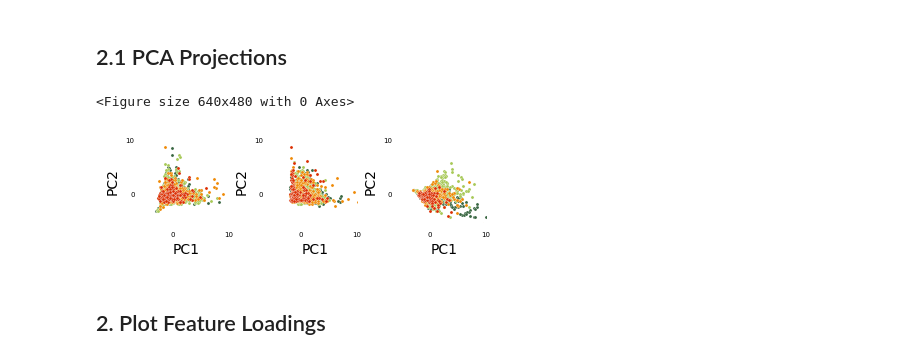
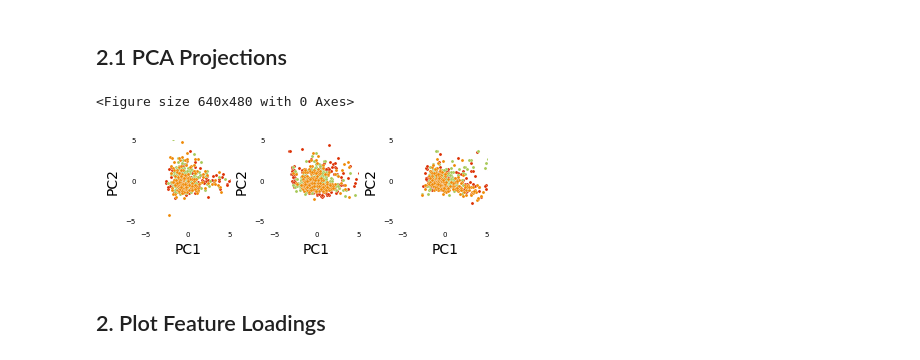
Before and after one commit to FilippoHei/PD-Dyskinesia-Electrophysiology, a Jupyter notebook: 4.5 ECOG PCA.ipynb, the cells around one changed output. Saved outputs shown, nothing was run; the diff lists cells and outputs as text; code cells hidden in the pictures.

```diff
--- a/4.5 ECOG PCA.ipynb
+++ b/4.5 ECOG PCA.ipynb
@@ -37,8 +45,8 @@ features_post_event = ['post_event_theta_mean', 'post_event_beta_low_mean','post
 # %% [markdown]
 # 1. PCA Analysis
 # %%
-pre_data_pca  , pre_explained_variance  , pre_pca_contributions   = utils_statistics.build_PCA_model(ECOG_PSD, features=features_pre_event, label="severity", n_components=3)
-event_data_pca, event_explained_variance, event_pca_contributions = utils_statistics.build_PCA_model(ECOG_PSD, features=features_event, label="severity", n_components=3)
-post_data_pca , post_explained_variance , post_pca_contributions  = utils_statistics.build_PCA_model(ECOG_PSD, features=features_post_event, label="severity", n_components=3)
+pre_data_pca  , pre_explained_variance  , pre_pca_contributions   = utils_statistics.build_PCA_model(ECOG_PSD, features=features_pre_event, label="LID", n_components=3)
+event_data_pca, event_explained_variance, event_pca_contributions = utils_statistics.build_PCA_model(ECOG_PSD, features=features_event, label="LID", n_components=3)
+post_data_pca , post_explained_variance , post_pca_contributions  = utils_statistics.build_PCA_model(ECOG_PSD, features=features_post_event, label="LID", n_components=3)
 # %%
 df_pca_contributions            = pd.concat([pre_pca_contributions, event_pca_contributions, post_pca_contributions], ignore_index=True)
@@ -47,3 +55,8 @@ df_pca_contributions["band"]    = ["theta", "beta_low", "beta_high", "gamma"] *
+# %%
+colors                 = {}
+colors["noLID_noDOPA"] = utils_plotting.colors["noLID_noDOPA"]
+colors["noLID_DOPA"]   = utils_plotting.colors["noLID_DOPA"]
+colors["LID"]          = utils_plotting.colors["LID"]
 # %% [markdown]
 # 2. Plotting
 # %%
@@ -74,39 +87,38 @@ def plot_PCA_projections(data, group_feature, colors, axis):
 ## 2.1 PCA Projections
 # %%
 colors                 = {}
-colors["noLID_noDOPA"] = utils_plotting.colors["no_LID_no_DOPA"]
-colors["noLID_DOPA"]   = utils_plotting.colors["no_LID_DOPA"]
-colors["mild"]         = utils_plotting.colors["tapping"]["mild"]
-colors["moderate"]     = utils_plotting.colors["tapping"]["moderate"]
+colors["noLID_noDOPA"] = utils_plotting.colors["noLID_noDOPA"]
+colors["noLID_DOPA"]   = utils_plotting.colors["noLID_DOPA"]
+colors["LID"]          = utils_plotting.colors["LID"]
 # %%
 plt          = utils_plotting.get_figure_template()
 
 ax_pca_pre   = plt.subplot2grid((77, 66), (0, 0) , colspan=10, rowspan=10)
 ax_pca_event = plt.subplot2grid((77, 66), (0, 15) , colspan=10, rowspan=10)
 ax_pca_post  = plt.subplot2grid((77, 66), (0, 30) , colspan=10, rowspan=10)
 
 ax_pca_pre   = plot_PCA_projections(pre_data_pca, group_feature="severity", colors=colors, axis=ax_pca_pre)
 ax_pca_event = plot_PCA_projections(event_data_pca, group_feature="severity", colors=colors, axis=ax_pca_event)
 ax_pca_post  = plot_PCA_projections(post_data_pca, group_feature="severity", colors=colors, axis=ax_pca_post)
 
-ax_pca_pre.set_xlim([-5,10])
-ax_pca_event.set_xlim([-5,10])
-ax_pca_post.set_xlim([-5,10])
+ax_pca_pre.set_xlim([-5,5])
+ax_pca_event.set_xlim([-5,5])
+ax_pca_post.set_xlim([-5,5])
 
-ax_pca_pre.set_ylim([-5,10])
-ax_pca_event.set_ylim([-5,10])
-ax_pca_post.set_ylim([-5,10])
+ax_pca_pre.set_ylim([-5,5])
+ax_pca_event.set_ylim([-5,5])
+ax_pca_post.set_ylim([-5,5])
 
 ax_pca_pre.set_xticklabels(ax_pca_pre.get_xticklabels(), fontsize=utils_plotting.LABEL_SIZE)
 ax_pca_pre.set_yticklabels(ax_pca_pre.get_yticklabels(), fontsize=utils_plotting.LABEL_SIZE)
 ax_pca_event.set_xticklabels(ax_pca_event.get_xticklabels(), fontsize=utils_plotting.LABEL_SIZE)
 ax_pca_event.set_yticklabels(ax_pca_event.get_yticklabels(), fontsize=utils_plotting.LABEL_SIZE)
 ax_pca_post.set_xticklabels(ax_pca_post.get_xticklabels(), fontsize=utils_plotting.LABEL_SIZE)
 ax_pca_post.set_yticklabels(ax_pca_post.get_yticklabels(), fontsize=utils_plotting.LABEL_SIZE)
 
-plt.savefig(DATA_IO.path_figure + 'pca/cortex_pca_projections.svg', dpi=300)
+plt.savefig(DATA_IO.path_figure + 'pca/ecog_pca_projections.svg', dpi=300)
 # %% [output]
 <Figure size 640x480 with 0 Axes>
-[figure, old version]
+[figure, new version]
 # %% [markdown]
 ## 2. Plot Feature Loadings
```
Also changed, not shown: parts of 12 cells of this notebook, 40 other files.
